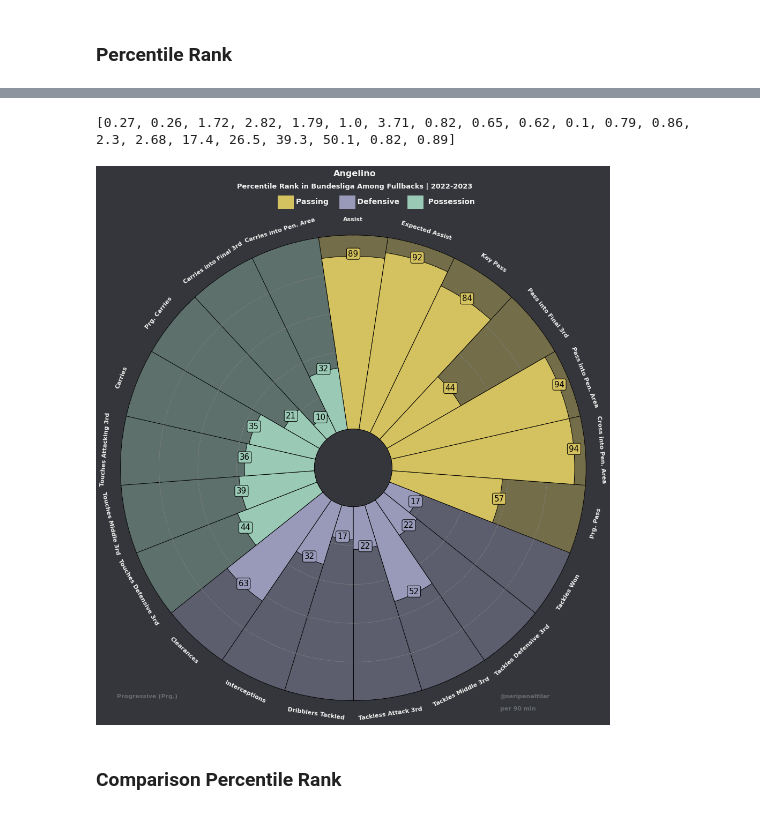
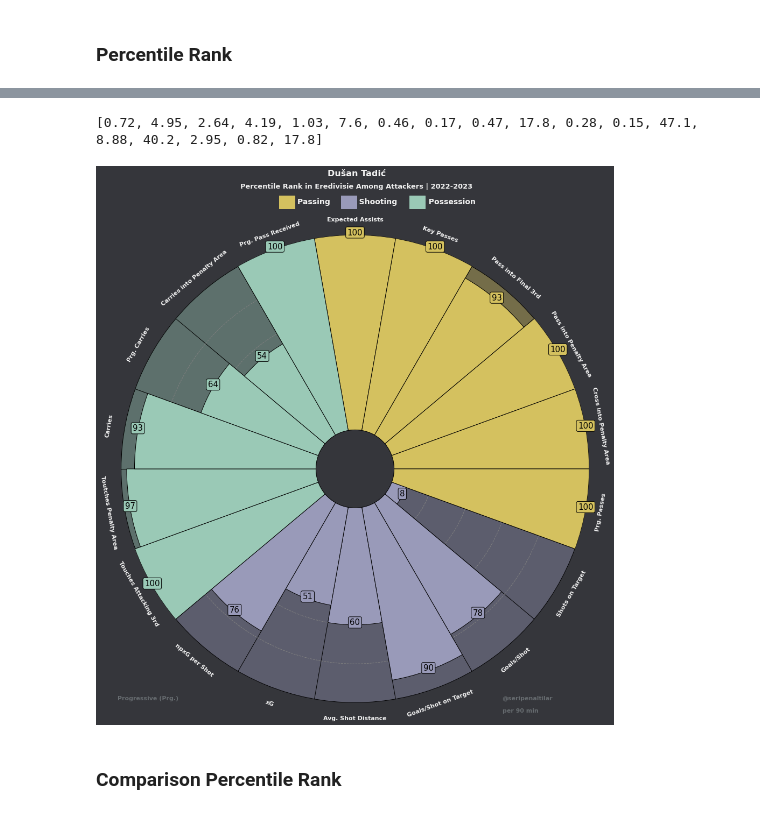
Before and after one commit to cabulut/totalfootball, a Jupyter notebook: Percentile Rank.ipynb, the cells around one changed output, grey strips where cells are left out. Saved outputs shown, nothing was run; the diff lists cells and outputs as text; code cells hidden in the pictures.

Commit message:
tadic

```diff
--- a/Percentile Rank.ipynb
+++ b/Percentile Rank.ipynb
@@ -14,7 +14,7 @@ from highlight_text import fig_text
 # %% [markdown]
 ### Percentile Rank
 # %%
-df = pd.read_csv('angelino.csv')
+df = pd.read_csv('tadic.csv')
 params = list(df.iloc[:,1:])
 print(params)
 # %% [output]
@@ -31,17 +31,17 @@ df.head()
 # %%
-angelino = df[df['Player']=='Angeliño']
+angelino = df[df['Player']=='Dušan Tadić']
 angelino = angelino.iloc[:,1:].values.tolist()[0]
 print(angelino)
 # %% [output]
-[0.27, 0.26, 1.72, 2.82, 1.79, 1.0, 3.71, 0.82, 0.65, 0.62, 0.1, 0.79, 0.86, 2.3, 2.68, 17.4, 26.5, 39.3, 50.1, 0.82, 0.89]
+[0.72, 4.95, 2.64, 4.19, 1.03, 7.6, 0.46, 0.17, 0.47, 17.8, 0.28, 0.15, 47.1, 8.88, 40.2, 2.95, 0.82, 17.8]
 # %%
 values = []
 for x in range(len(params)):
     values.append(math.floor(stats.percentileofscore(df[params[x]],angelino[x])))
 # %%
 # color for the slices and text
-slice_colors = ["#d4c15f"] * 7 + ["#999ab9"] * 7 + ["#9ac9b6"] * 7
-text_colors = ["#000000"] * 21
+slice_colors = ["#d4c15f"] * 6 + ["#999ab9"] * 6 + ["#9ac9b6"] * 6
+text_colors = ["#000000"] * 18
 
 # instantiate PyPizza class
 baker = PyPizza(
@@ -81,21 +81,21 @@ fig, ax = baker.make_pizza(
 
 # add title
 fig.text(
-    0.515, 0.975, "Angeliño", size=16,
+    0.515, 0.975, "Dušan Tadić", size=16,
     ha="center", color="#F2F2F2",fontweight='bold'
 )
 
 # add subtitle
 fig.text(
     0.515, 0.955,
-    "Percentile Rank in Bundesliga Among Fullbacks | 2022-2023",
+    "Percentile Rank in Eredivisie Among Attackers | 2022-2023",
     size=13,
     ha="center", color="#F2F2F2", fontweight='bold'
 )
 
 # add text
 fig.text(
-    0.42, 0.93, "Passing           Defensive           Possession", size=14,
+    0.42, 0.93, "Passing           Shooting            Possession", size=14,
     color="#F2F2F2", fontweight='bold'
 )
 
@@ -110,34 +110,34 @@ fig.text(
 )
 
 fig.text(
     0.75, 0.11, "per 90 min", size=11,
     color="#676c70",fontweight='bold'
 )
 
 # add rectangles
 fig.patches.extend([
     plt.Rectangle(
         (0.39, 0.9225), 0.025, 0.021, fill=True, color="#d4c15f",
         transform=fig.transFigure, figure=fig
     ),
     plt.Rectangle(
         (0.49, 0.9225), 0.025, 0.021, fill=True, color="#999ab9",
         transform=fig.transFigure, figure=fig
     ),
     plt.Rectangle(
         (0.60, 0.9225), 0.025, 0.021, fill=True, color="#9ac9b6",
         transform=fig.transFigure, figure=fig
     ),
 ])
 
 # add image
 #ax_image = add_image(
     #image, fig, left=0.4615, bottom=0.45, width=0.10, height=0.13
 #)
 
 plt.show()
 # %% [output]
-[figure, old version]
+[figure, new version]
 # %% [markdown]
 ### Comparison Percentile Rank
 # %%
```
Also changed, not shown: parts of 3 cells of this notebook, 2 other files.
